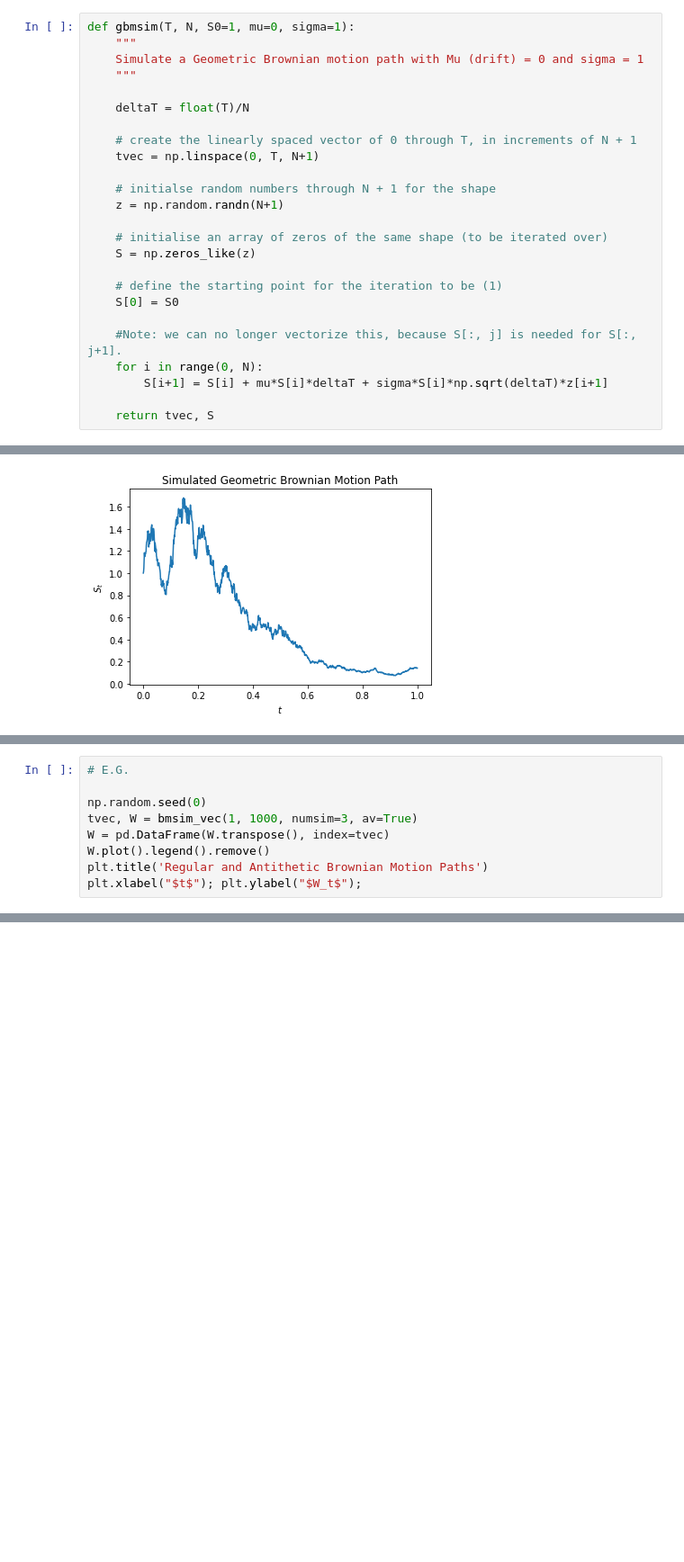
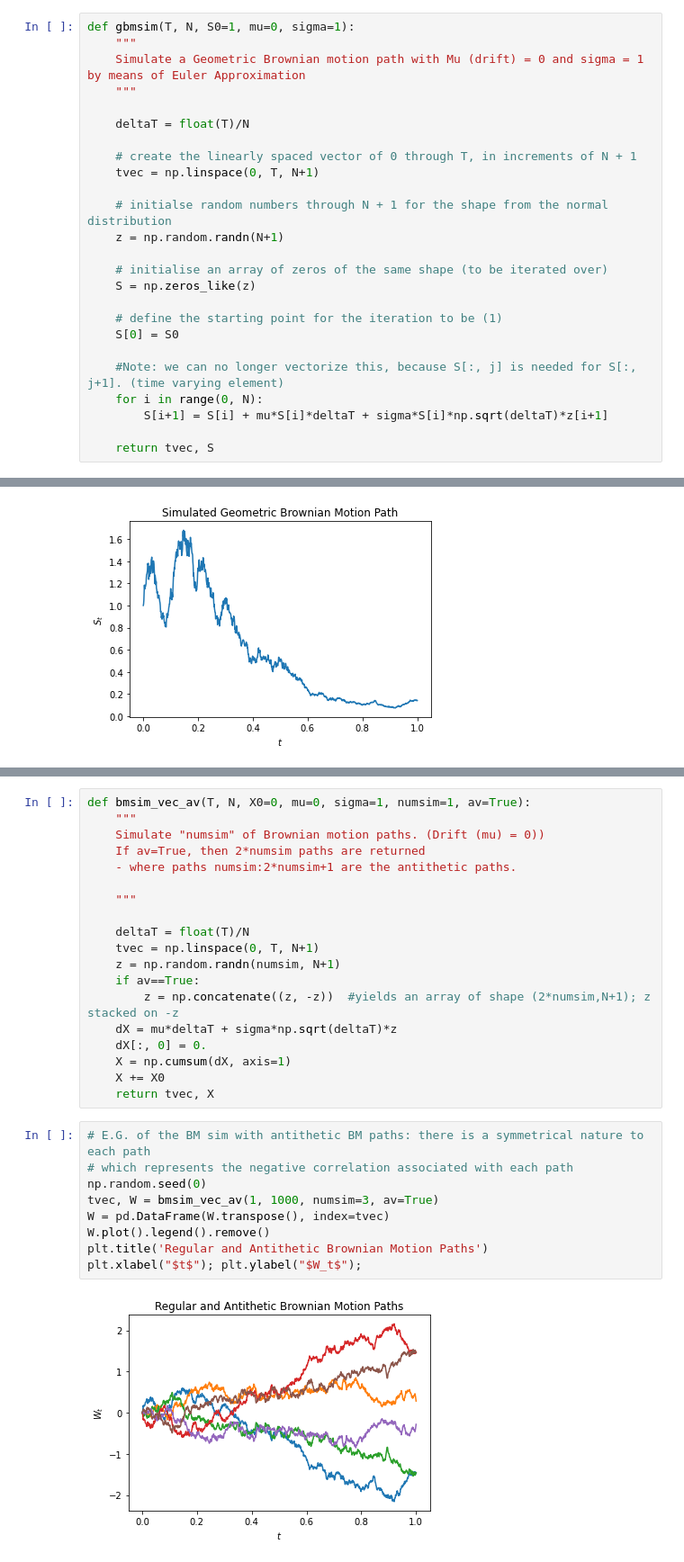
Before and after one commit to Jspano95/Derivatives_Pricing_Models, a Jupyter notebook: MC_Derivative_pricer.ipynb, the cells around one changed output, grey strips where cells are left out. Shown at 90% size. Saved outputs shown, nothing was run; the diff lists cells and outputs as text; blank space fills up the shorter version.

```diff
--- a/MC_Derivative_pricer.ipynb
+++ b/MC_Derivative_pricer.ipynb
@@ -335,7 +371,7 @@ plt.xlabel("$t$"); plt.ylabel("$W_t$");
 # %%
 def gbmsim(T, N, S0=1, mu=0, sigma=1):
     """
-    Simulate a Geometric Brownian motion path with Mu (drift) = 0 and sigma = 1
+    Simulate a Geometric Brownian motion path with Mu (drift) = 0 and sigma = 1 by means of Euler Approximation
     """
 
     deltaT = float(T)/N
@@ -343,7 +379,7 @@ def gbmsim(T, N, S0=1, mu=0, sigma=1):
     # create the linearly spaced vector of 0 through T, in increments of N + 1
     tvec = np.linspace(0, T, N+1)
 
-    # initialse random numbers through N + 1 for the shape
+    # initialse random numbers through N + 1 for the shape from the normal distribution
     z = np.random.randn(N+1)
 
     # initialise an array of zeros of the same shape (to be iterated over)
@@ -352,7 +388,7 @@ def gbmsim(T, N, S0=1, mu=0, sigma=1):
     # define the starting point for the iteration to be (1)
     S[0] = S0
 
-    #Note: we can no longer vectorize this, because S[:, j] is needed for S[:, j+1].
+    #Note: we can no longer vectorize this, because S[:, j] is needed for S[:, j+1]. (time varying element)
     for i in range(0, N):
         S[i+1] = S[i] + mu*S[i]*deltaT + sigma*S[i]*np.sqrt(deltaT)*z[i+1]
 
@@ -525,9 +405,0 @@ def bmsim_vec(T, N, X0=0, mu=0, sigma=1, numsim=1, av=False):
-# %%
-# E.G.
-
-np.random.seed(0)
-tvec, W = bmsim_vec(1, 1000, numsim=3, av=True)
-W = pd.DataFrame(W.transpose(), index=tvec)
-W.plot().legend().remove()
-plt.title('Regular and Antithetic Brownian Motion Paths')
-plt.xlabel("$t$"); plt.ylabel("$W_t$");
@@ -647,0 +678,30 @@ def put_rho(S,K,T,r,sigma):
+# %%
+def bmsim_vec_av(T, N, X0=0, mu=0, sigma=1, numsim=1, av=True):
+    """
+    Simulate "numsim" of Brownian motion paths. (Drift (mu) = 0))
+    If av=True, then 2*numsim paths are returned
+    - where paths numsim:2*numsim+1 are the antithetic paths.
+
+    """
+
+    deltaT = float(T)/N
+    tvec = np.linspace(0, T, N+1)
+    z = np.random.randn(numsim, N+1)
+    if av==True:
+        z = np.concatenate((z, -z))  #yields an array of shape (2*numsim,N+1); z stacked on -z
+    dX = mu*deltaT + sigma*np.sqrt(deltaT)*z
+    dX[:, 0] = 0.
+    X = np.cumsum(dX, axis=1)
+    X += X0
+    return tvec, X
+# %%
+# E.G. of the BM sim with antithetic BM paths: there is a symmetrical nature to each path
+# which represents the negative correlation associated with each path
+np.random.seed(0)
+tvec, W = bmsim_vec_av(1, 1000, numsim=3, av=True)
+W = pd.DataFrame(W.transpose(), index=tvec)
+W.plot().legend().remove()
+plt.title('Regular and Antithetic Brownian Motion Paths')
+plt.xlabel("$t$"); plt.ylabel("$W_t$");
+# %% [output]
+[figure, added]
```
Also changed, not shown: parts of 59 cells of this notebook.
